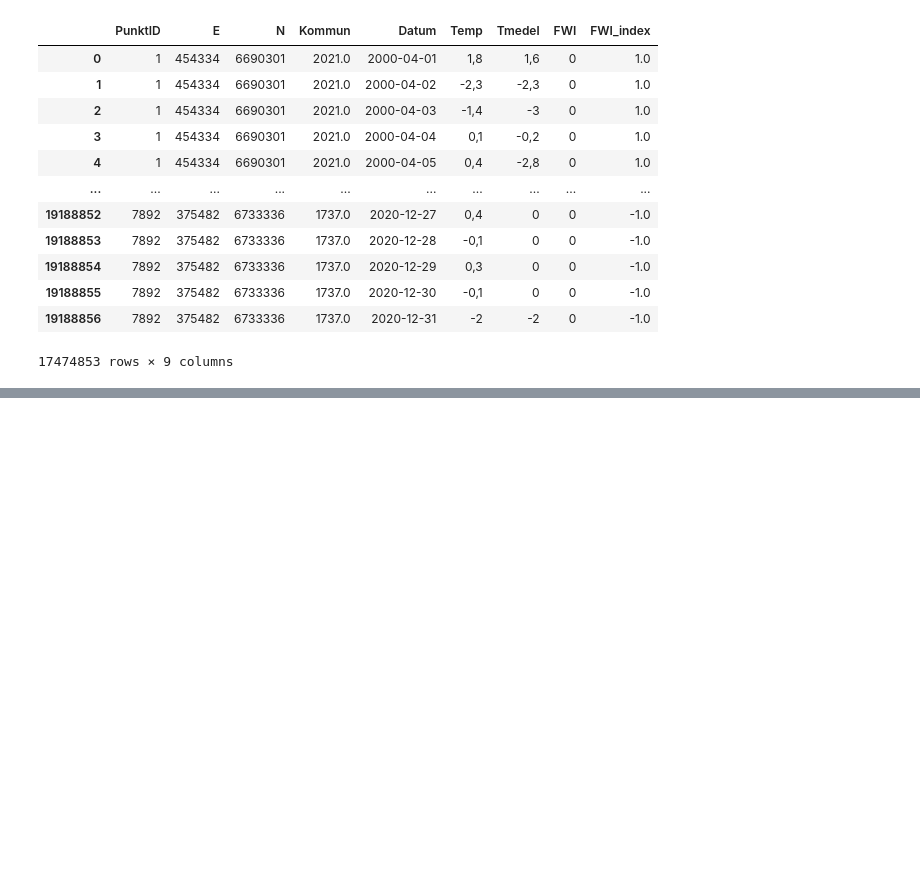
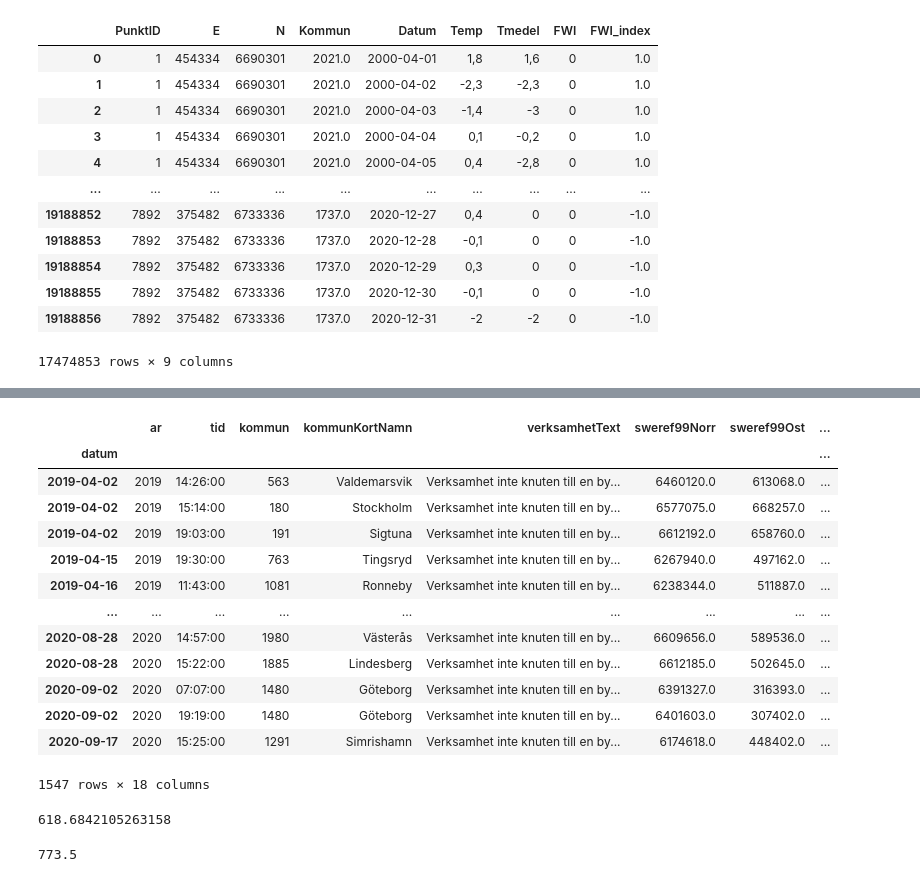
Before and after one commit to Johanil/BDA-Project, a Jupyter notebook: FiresReportedWithRisk.ipynb, the cells around one changed output, grey strips where cells are left out. Drawn from its saved outputs; the diff is of its cells as text; code cells hidden in the pictures; blank space fills up the shorter version.

```diff
--- a/FiresReportedWithRisk.ipynb
+++ b/FiresReportedWithRisk.ipynb
@@ -139,0 +200,3 @@ above4
+# %%
+above4['TotArea'] = above4['arealProduktivSkogsmark_m2']+above4['arealAnnanTradbevuxenMark_m2']+above4['arealMarkUtanTrad_m2']
+above4['Hectares'] = above4['TotArea']/10000
@@ -139,0 +214,21 @@ above4
+# %%
+#Creates two tables. One is between 2000 and 2018 (before disposable grill ban), and the second is 2019-2020 (after disposable grill ban)
+tablesplit = above4.set_index(['datum'])
+pre2019 = tablesplit.loc['2000-1-1':'2018-12-31']
+post2018 = tablesplit.loc['2019-1-1' : '2020-12-31']
+post2018
+# %% [output]
+|  | ar | tid | kommun | kommunKortNamn | verksamhetText | sweref99Norr | sweref99Ost | ... |
+| datum |  |  |  |  |  |  |  | ... |
+| 2019-04-02 | 2019 | 14:26:00 | 563 | Valdemarsvik | Verksamhet inte knuten till en by... | 6460120.0 | 613068.0 | ... |
+| 2019-04-02 | 2019 | 15:14:00 | 180 | Stockholm | Verksamhet inte knuten till en by... | 6577075.0 | 668257.0 | ... |
+| 2019-04-02 | 2019 | 19:03:00 | 191 | Sigtuna | Verksamhet inte knuten till en by... | 6612192.0 | 658760.0 | ... |
+| 2019-04-15 | 2019 | 19:30:00 | 763 | Tingsryd | Verksamhet inte knuten till en by... | 6267940.0 | 497162.0 | ... |
+| 2019-04-16 | 2019 | 11:43:00 | 1081 | Ronneby | Verksamhet inte knuten till en by... | 6238344.0 | 511887.0 | ... |
+| ... | ... | ... | ... | ... | ... | ... | ... | ... |
+| 2020-08-28 | 2020 | 14:57:00 | 1980 | Västerås | Verksamhet inte knuten till en by... | 6609656.0 | 589536.0 | ... |
+| 2020-08-28 | 2020 | 15:22:00 | 1885 | Lindesberg | Verksamhet inte knuten till en by... | 6612185.0 | 502645.0 | ... |
+| 2020-09-02 | 2020 | 07:07:00 | 1480 | Göteborg | Verksamhet inte knuten till en by... | 6391327.0 | 316393.0 | ... |
+| 2020-09-02 | 2020 | 19:19:00 | 1480 | Göteborg | Verksamhet inte knuten till en by... | 6401603.0 | 307402.0 | ... |
+| 2020-09-17 | 2020 | 15:25:00 | 1291 | Simrishamn | Verksamhet inte knuten till en by... | 6174618.0 | 448402.0 | ... |
+1547 rows × 18 columns
@@ -139,0 +240,10 @@ above4
+# %%
+#Average amount of fires per year(during fire hazard warning "eldningsförbud") before disposable grill ban
+beforeban
+# %% [output]
+618.6842105263158
+# %%
+#Average amount of fires per year(during fire hazard warning "eldningsförbud") after disposable grill ban
+afterban
+# %% [output]
+773.5
```
Also changed, not shown: parts of 11 cells of this notebook.
